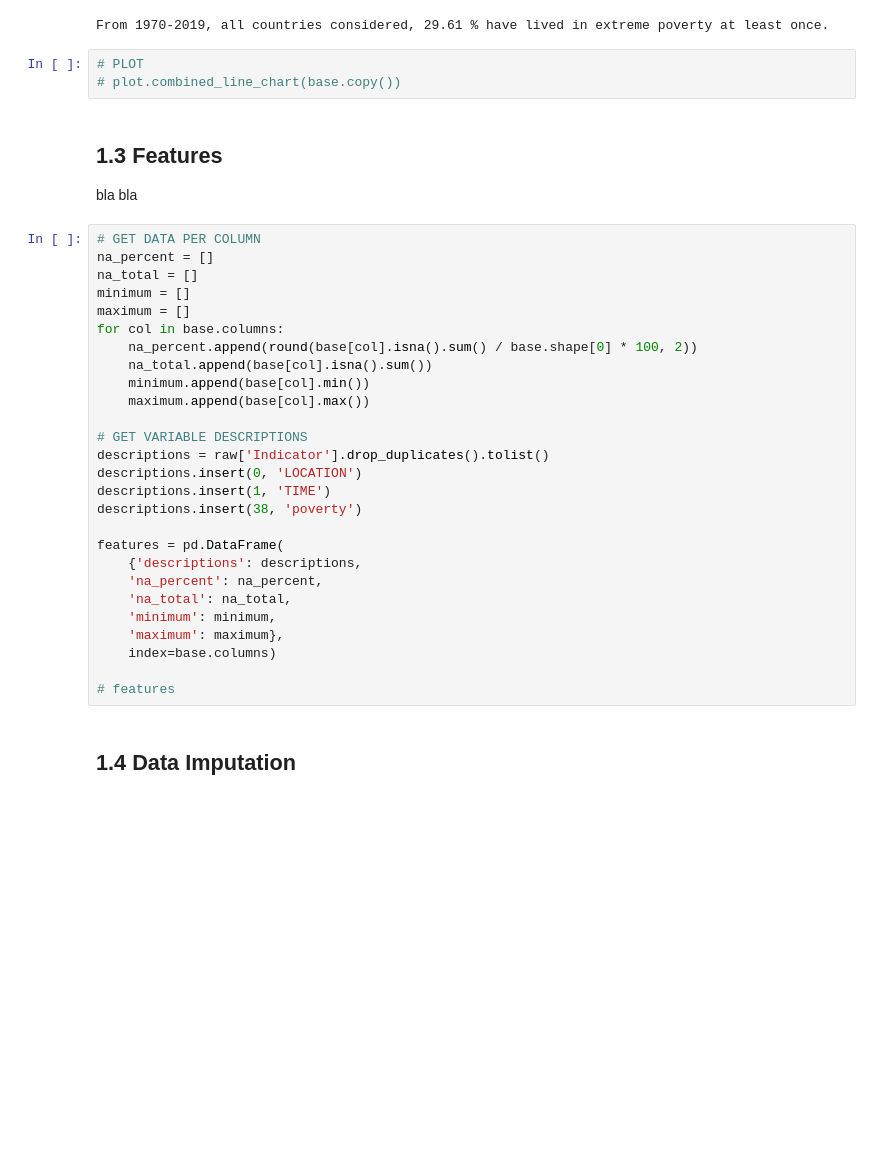
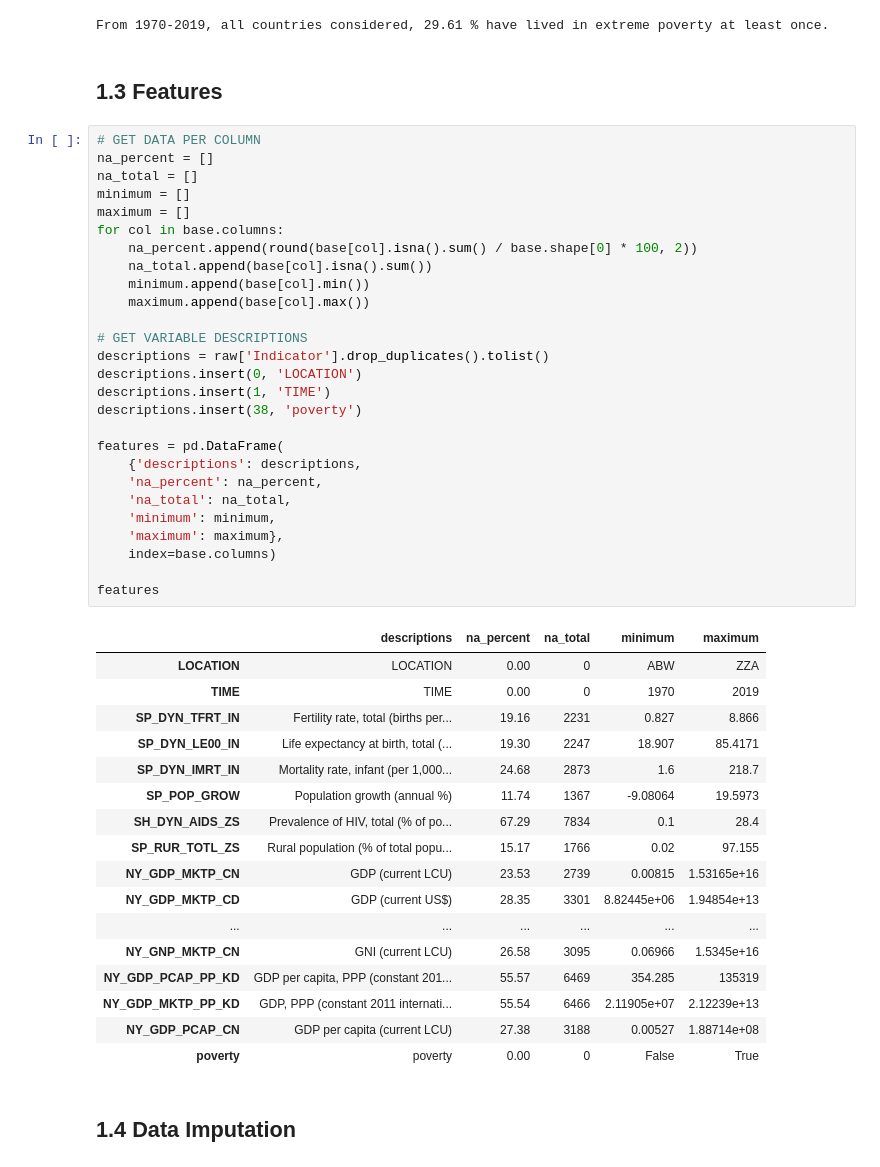
Before and after one commit to aaronabebe/DOPP, a Jupyter notebook: THE_NOTEBOOK.ipynb, the cells around one changed output. Cells and saved outputs as stored; diff of their text form; blank space fills up the shorter version.

```diff
--- a/THE_NOTEBOOK.ipynb
+++ b/THE_NOTEBOOK.ipynb
@@ -87,39 +93,53 @@ perc_poor_countries_ever = round(poor['LOCATION'].drop_duplicates().shape[0] / b
 print('From 1970-2019, all countries considered,', perc_poor_countries_ever, '% have lived in extreme poverty at least once.')
 # %% [output]
 From 1970-2019, all countries considered, 29.61 % have lived in extreme poverty at least once.
-# %%
-# PLOT
-# plot.combined_line_chart(base.copy())
 # %% [markdown]
 ## 1.3 Features
-bla bla
 # %%
 # GET DATA PER COLUMN
 na_percent = []
 na_total = []
 minimum = []
 maximum = []
 for col in base.columns:
     na_percent.append(round(base[col].isna().sum() / base.shape[0] * 100, 2))
     na_total.append(base[col].isna().sum())
     minimum.append(base[col].min())
     maximum.append(base[col].max())
 
 # GET VARIABLE DESCRIPTIONS
 descriptions = raw['Indicator'].drop_duplicates().tolist()
 descriptions.insert(0, 'LOCATION')
 descriptions.insert(1, 'TIME')
 descriptions.insert(38, 'poverty')
 
 features = pd.DataFrame(
     {'descriptions': descriptions,
     'na_percent': na_percent,
     'na_total': na_total,
     'minimum': minimum,
     'maximum': maximum},
     index=base.columns)
 
-# features
+features
+# %% [output]
+|  | descriptions | na_percent | na_total | minimum | maximum |
+| LOCATION | LOCATION | 0.00 | 0 | ABW | ZZA |
+| TIME | TIME | 0.00 | 0 | 1970 | 2019 |
+| SP_DYN_TFRT_IN | Fertility rate, total (births per... | 19.16 | 2231 | 0.827 | 8.866 |
+| SP_DYN_LE00_IN | Life expectancy at birth, total (... | 19.30 | 2247 | 18.907 | 85.4171 |
+| SP_DYN_IMRT_IN | Mortality rate, infant (per 1,000... | 24.68 | 2873 | 1.6 | 218.7 |
+| SP_POP_GROW | Population growth (annual %) | 11.74 | 1367 | -9.08064 | 19.5973 |
+| SH_DYN_AIDS_ZS | Prevalence of HIV, total (% of po... | 67.29 | 7834 | 0.1 | 28.4 |
+| SP_RUR_TOTL_ZS | Rural population (% of total popu... | 15.17 | 1766 | 0.02 | 97.155 |
+| NY_GDP_MKTP_CN | GDP (current LCU) | 23.53 | 2739 | 0.00815 | 1.53165e+16 |
+| NY_GDP_MKTP_CD | GDP (current US$) | 28.35 | 3301 | 8.82445e+06 | 1.94854e+13 |
+| ... | ... | ... | ... | ... | ... |
+| NY_GNP_MKTP_CN | GNI (current LCU) | 26.58 | 3095 | 0.06966 | 1.5345e+16 |
+| NY_GDP_PCAP_PP_KD | GDP per capita, PPP (constant 201... | 55.57 | 6469 | 354.285 | 135319 |
+| NY_GDP_MKTP_PP_KD | GDP, PPP (constant 2011 internati... | 55.54 | 6466 | 2.11905e+07 | 2.12239e+13 |
+| NY_GDP_PCAP_CN | GDP per capita (current LCU) | 27.38 | 3188 | 0.00527 | 1.88714e+08 |
+| poverty | poverty | 0.00 | 0 | False | True |
 # %% [markdown]
 ## 1.4 Data Imputation
 # %%
```
Also changed, not shown: parts of 21 cells of this notebook.
